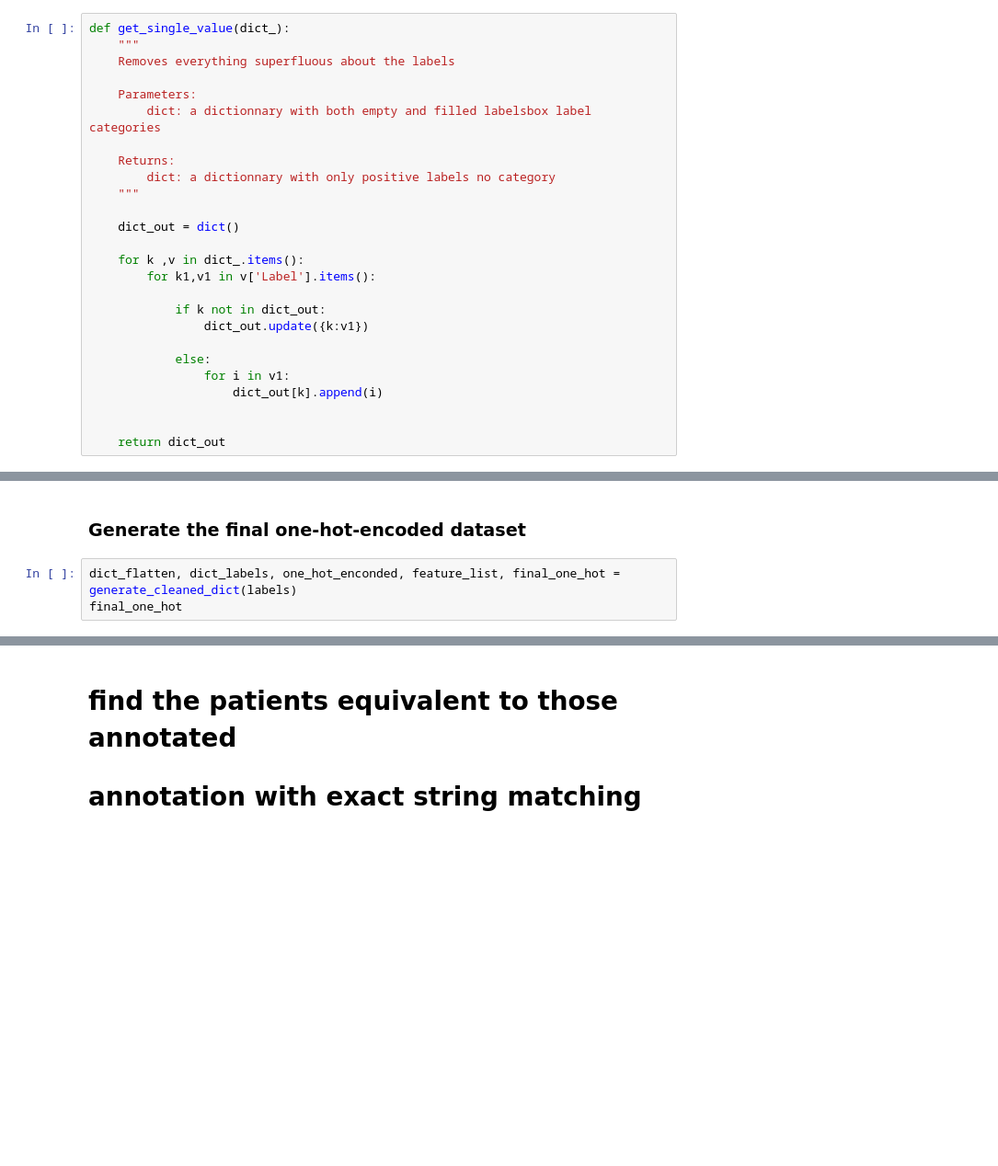
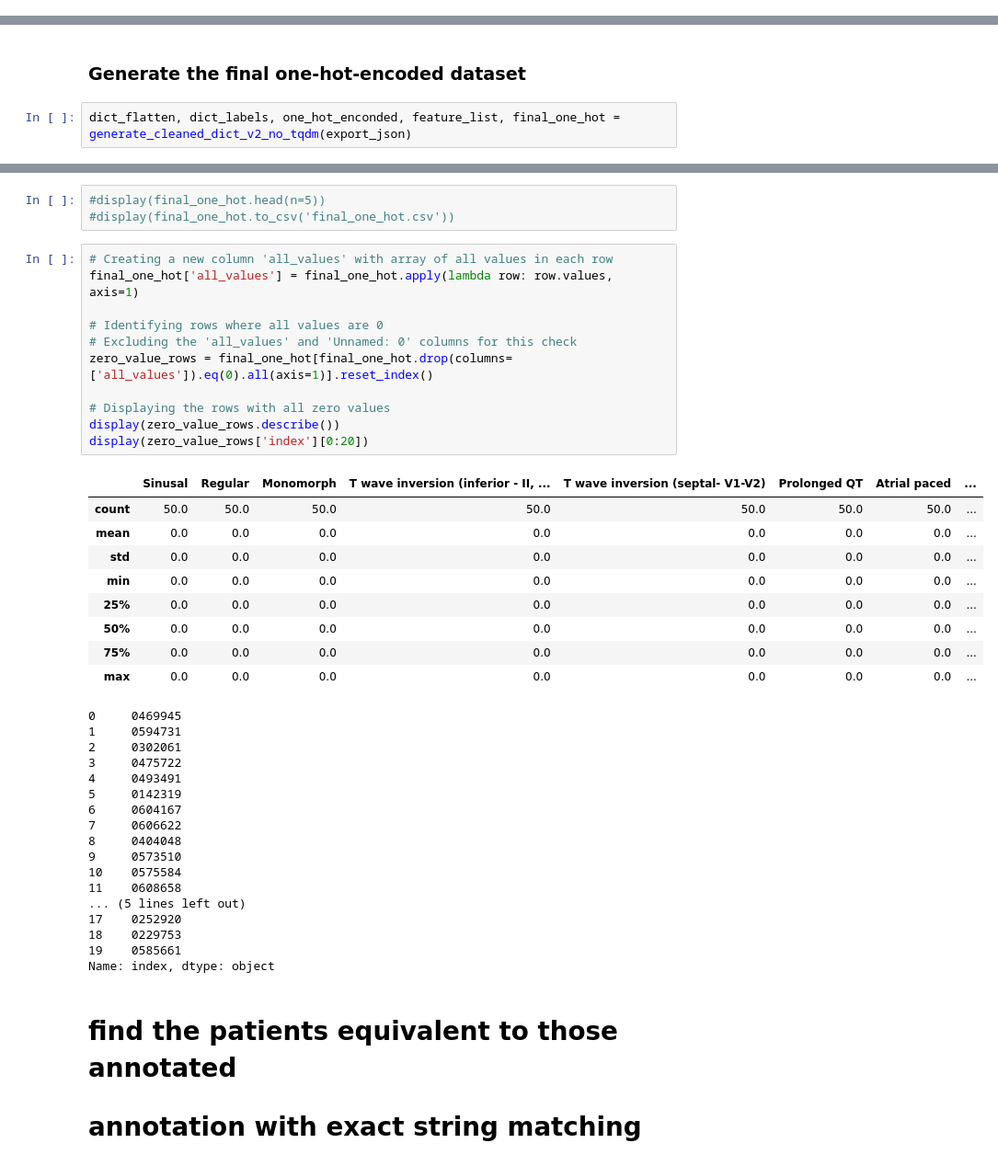
Before and after one commit to HeartWise-AI/DeepECG_Preprocess, a Jupyter notebook: add_labelbox.ipynb, the cells around one changed output, grey strips where cells are left out. Shown at 92% size. Saved outputs shown, nothing was run; the diff lists cells and outputs as text; blank space fills up the shorter version.

Commit message:
updated add_labelbox to support v2

```diff
--- a/add_labelbox.ipynb
+++ b/add_labelbox.ipynb
@@ -133,26 +123,0 @@ def adjust_name(dict_):
-# %%
-def get_single_value(dict_):
-    """
-    Removes everything superfluous about the labels
-
-    Parameters:
-        dict: a dictionnary with both empty and filled labelsbox label categories
-
-    Returns:
-        dict: a dictionnary with only positive labels no category
-    """
-
-    dict_out = dict()
-
-    for k ,v in dict_.items():
-        for k1,v1 in v['Label'].items():
-
-            if k not in dict_out:
-                dict_out.update({k:v1})
-
-            else:
-                for i in v1:
-                    dict_out[k].append(i)
-
-
-    return dict_out
@@ -232,5 +295,4 @@ def generate_cleaned_dict(label_box_dict):
 # %% [markdown]
 ### Generate the final one-hot-encoded dataset
 # %%
-dict_flatten, dict_labels, one_hot_enconded, feature_list, final_one_hot = generate_cleaned_dict(labels)
-final_one_hot
+dict_flatten, dict_labels, one_hot_enconded, feature_list, final_one_hot = generate_cleaned_dict_v2_no_tqdm(export_json)
@@ -251,3 +306,44 @@ final_one_hot
+# %%
+#display(final_one_hot.head(n=5))
+#display(final_one_hot.to_csv('final_one_hot.csv'))
+# %%
+# Creating a new column 'all_values' with array of all values in each row
+final_one_hot['all_values'] = final_one_hot.apply(lambda row: row.values, axis=1)
+
+# Identifying rows where all values are 0
+# Excluding the 'all_values' and 'Unnamed: 0' columns for this check
+zero_value_rows = final_one_hot[final_one_hot.drop(columns=['all_values']).eq(0).all(axis=1)].reset_index()
+
+# Displaying the rows with all zero values
+display(zero_value_rows.describe())
+display(zero_value_rows['index'][0:20])
+# %% [output]
+|  | Sinusal | Regular | Monomorph | T wave inversion (inferior - II, ... | T wave inversion (septal- V1-V2) | Prolonged QT | Atrial paced | ... |
+| count | 50.0 | 50.0 | 50.0 | 50.0 | 50.0 | 50.0 | 50.0 | ... |
+| mean | 0.0 | 0.0 | 0.0 | 0.0 | 0.0 | 0.0 | 0.0 | ... |
+| std | 0.0 | 0.0 | 0.0 | 0.0 | 0.0 | 0.0 | 0.0 | ... |
+| min | 0.0 | 0.0 | 0.0 | 0.0 | 0.0 | 0.0 | 0.0 | ... |
+| 25% | 0.0 | 0.0 | 0.0 | 0.0 | 0.0 | 0.0 | 0.0 | ... |
+| 50% | 0.0 | 0.0 | 0.0 | 0.0 | 0.0 | 0.0 | 0.0 | ... |
+| 75% | 0.0 | 0.0 | 0.0 | 0.0 | 0.0 | 0.0 | 0.0 | ... |
+| max | 0.0 | 0.0 | 0.0 | 0.0 | 0.0 | 0.0 | 0.0 | ... |
+0     0469945
+1     0594731
+2     0302061
+3     0475722
+4     0493491
+5     0142319
+6     0604167
+7     0606622
+8     0404048
+9     0573510
+10    0575584
+11    0608658
+... (5 lines left out)
+17    0252920
+18    0229753
+19    0585661
+Name: index, dtype: object
 # %% [markdown]
 # find the patients equivalent to those annotated
 # annotation with exact string matching
```
Also changed, not shown: parts of 12 cells of this notebook, 3 other files.
